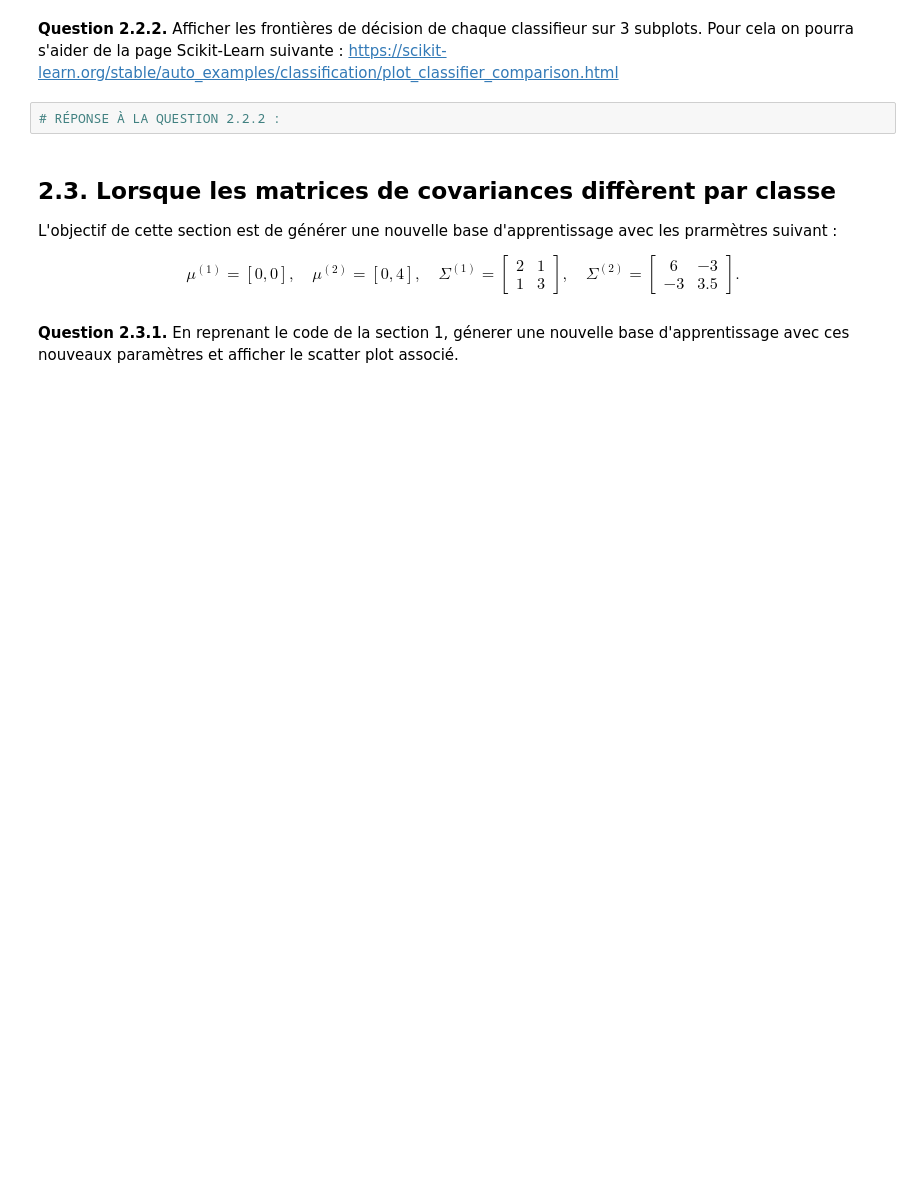
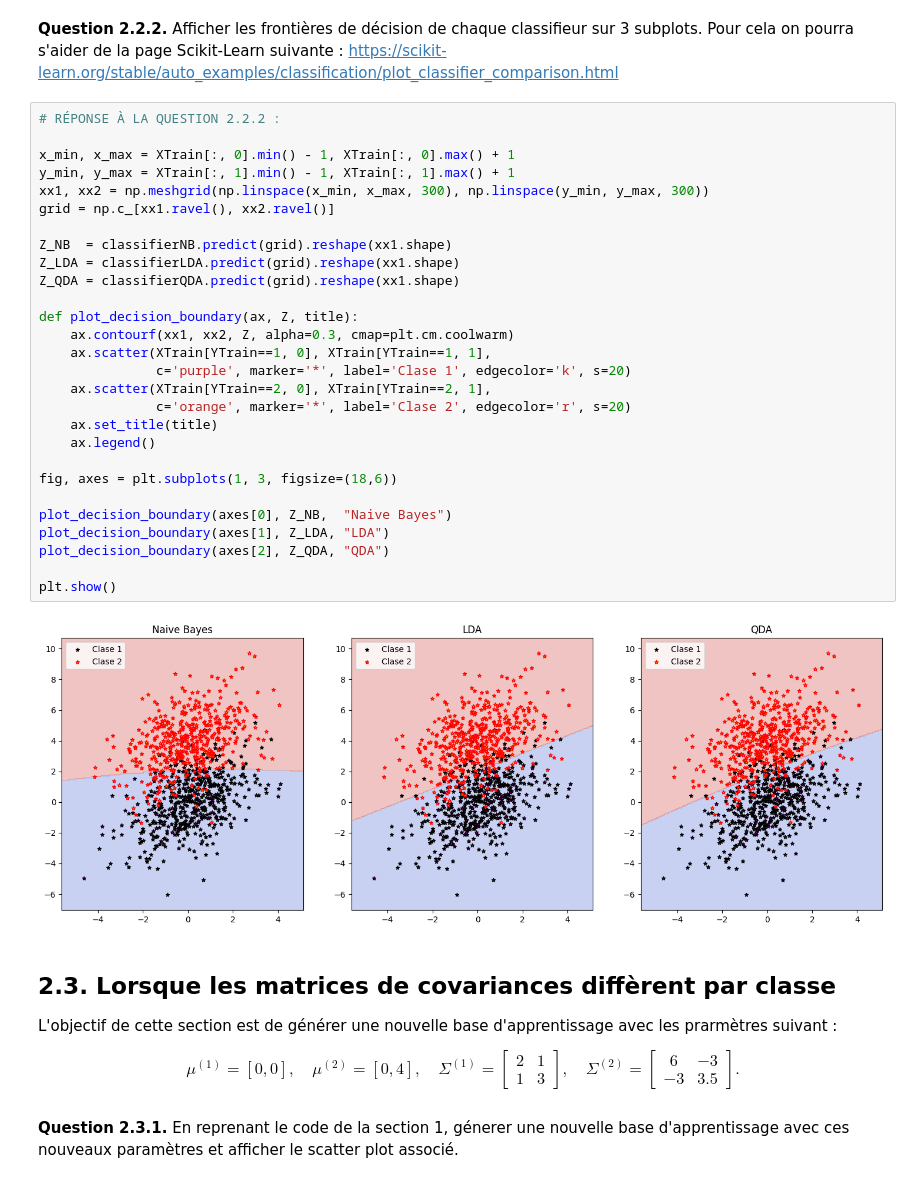
Before and after one commit to lorenzomazzante/ML01, a Jupyter notebook: TD3.ipynb, the cells around one changed output. Cells and saved outputs as stored; diff of their text form; blank space fills up the shorter version.

```diff
--- a/TD3.ipynb
+++ b/TD3.ipynb
@@ -189,7 +191,35 @@ Predictions LDA [[9.95000489e-01 4.99951050e-03]
 # %% [markdown]
 **Question 2.2.2.** Afficher les frontières de décision de chaque classifieur sur 3 subplots. Pour cela on pourra s'aider de la page Scikit-Learn suivante : https://scikit-learn.org/stable/auto_examples/classification/plot_classifier_comparison.html
-# %%
-# RÉPONSE À LA QUESTION 2.2.2 :
+# %%
+# RÉPONSE À LA QUESTION 2.2.2 :
+
+x_min, x_max = XTrain[:, 0].min() - 1, XTrain[:, 0].max() + 1
+y_min, y_max = XTrain[:, 1].min() - 1, XTrain[:, 1].max() + 1
+xx1, xx2 = np.meshgrid(np.linspace(x_min, x_max, 300), np.linspace(y_min, y_max, 300))
+grid = np.c_[xx1.ravel(), xx2.ravel()]
+
+Z_NB  = classifierNB.predict(grid).reshape(xx1.shape)
+Z_LDA = classifierLDA.predict(grid).reshape(xx1.shape)
+Z_QDA = classifierQDA.predict(grid).reshape(xx1.shape)
+
+def plot_decision_boundary(ax, Z, title):
+    ax.contourf(xx1, xx2, Z, alpha=0.3, cmap=plt.cm.coolwarm)
+    ax.scatter(XTrain[YTrain==1, 0], XTrain[YTrain==1, 1],
+               c='purple', marker='*', label='Clase 1', edgecolor='k', s=20)
+    ax.scatter(XTrain[YTrain==2, 0], XTrain[YTrain==2, 1],
+               c='orange', marker='*', label='Clase 2', edgecolor='r', s=20)
+    ax.set_title(title)
+    ax.legend()
+
+fig, axes = plt.subplots(1, 3, figsize=(18,6))
+
+plot_decision_boundary(axes[0], Z_NB,  "Naive Bayes")
+plot_decision_boundary(axes[1], Z_LDA, "LDA")
+plot_decision_boundary(axes[2], Z_QDA, "QDA")
+
+plt.show()
+# %% [output]
+[figure, added]
 # %% [markdown]
 ## 2.3. Lorsque les matrices de covariances diffèrent par classe
 
```
Also changed, not shown: parts of 11 cells of this notebook.
